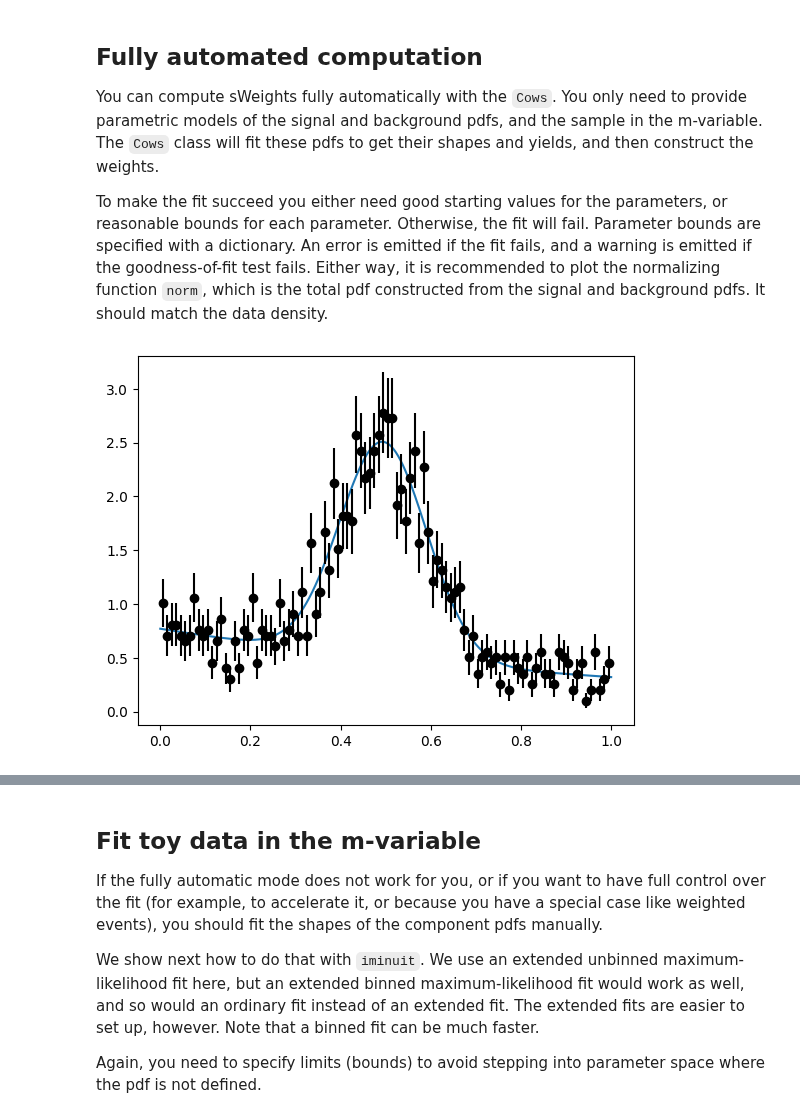
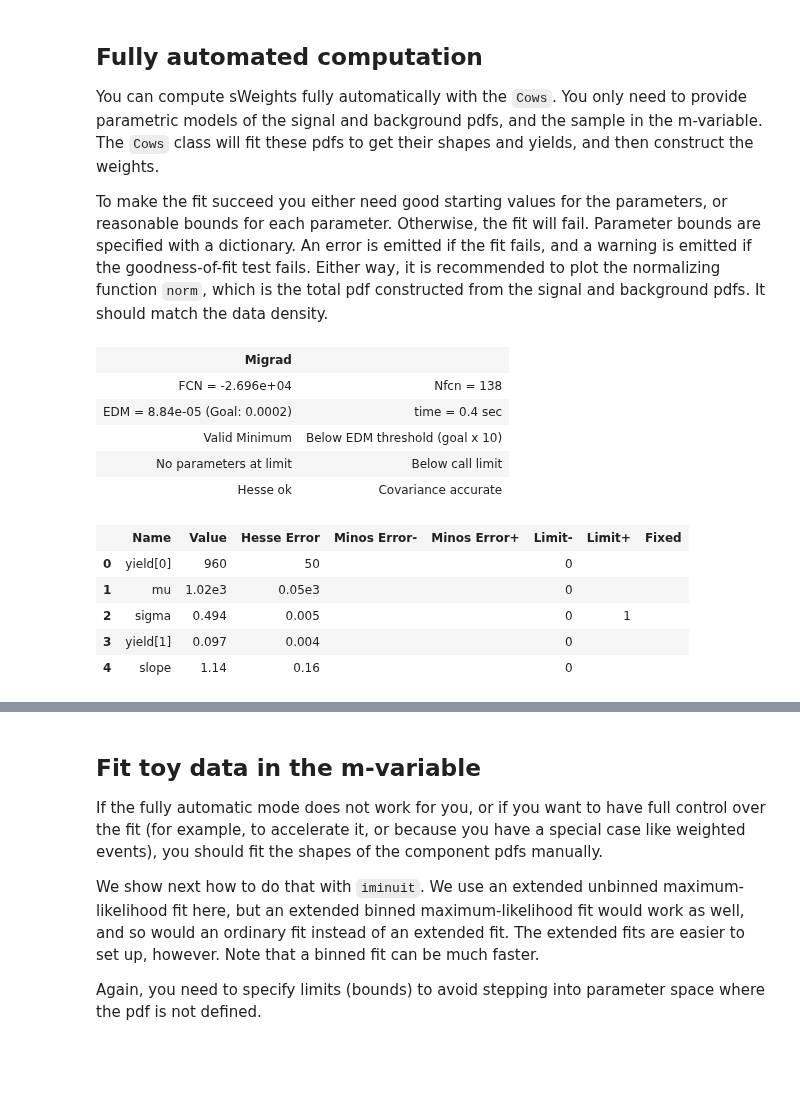
Before and after one commit to sweights/sweights, a Jupyter notebook: doc/notebooks/experimental_basic.ipynb, the cells around one changed output, grey strips where cells are left out. Saved outputs shown, nothing was run; the diff lists cells and outputs as text; code cells hidden in the pictures; blank space fills up the shorter version.

```diff
--- a/doc/notebooks/experimental_basic.ipynb
+++ b/doc/notebooks/experimental_basic.ipynb
@@ -138,34 +141,50 @@ You can compute sWeights fully automatically with the `Cows`. You only need to p
 
 To make the fit succeed you either need good starting values for the parameters, or reasonable bounds for each parameter. Otherwise, the fit will fail. Parameter bounds are specified with a dictionary. An error is emitted if the fit fails, and a warning is emitted if the goodness-of-fit test fails. Either way, it is recommended to plot the normalizing function `norm`, which is the total pdf constructed from the signal and background pdfs. It should match the data density.
 # %%
-def norm_par(x, mu, sigma):
+# We use annotated floats to tell iminuit which is used internally by the Cows class
+# that the models have parameters with limits. This is convenient. If all parameters
+# have bounds, you may not need to provide starting values. The Cows class will guess
+# starting values based on the bounds. The slice notation is not standard, but terse
+# and understood by iminuit.
+
+def norm_par(x, mu: Annotated[float, 0:1], sigma: Annotated[float, 0:np.inf]):
     d = norm(mu, sigma)
     return d.pdf(x) / np.diff(d.cdf(mrange))
 
 
-def expon_par(x, slope):
+def expon_par(x, slope: Annotated[float, 0:np.inf]):
     d = expon(0, slope)
     return d.pdf(x) / np.diff(d.cdf(mrange))
 
 
 cows0 = Cows(
     toy[0],
     norm_par,
     expon_par,
-    bounds={
-        norm_par: {"mu": (0, 1), "sigma": (0, np.inf)},
-        expon_par: {"slope": (0, np.inf)},
-    },
-    # you can optionally also pass starting values
+    ## visual check that normalizing function (Cows.norm) matches total density
+    validation=FitValidation.DISPLAY
+    ## You can also specify bounds like this:
+    # bounds={
+    #     norm_par: {"mu": (0, 1), "sigma": (0, np.inf)},
+    #     expon_par: {"slope": (0, np.inf)},
+    # },
+    ## And you pass starting values like this:
     # starts={
     #   norm_par: {"mu": 0.4, "sigma": 0.2},
     #   expon_par: {"slope": 0.2}
-    # }
+    # },
+    # yields=(1000, 1000)
 )
-
-# visual check that normalizing function (Cows.norm) matches total density
-mp = np.linspace(*mrange, 1000)
-plt.plot(mp, cows0.norm(mp))
-plot_binned(toy[0], density=True, color="k");
 # %% [output]
-[figure, removed]
+| Migrad |  |
+| FCN = -2.696e+04 | Nfcn = 138 |
+| EDM = 8.84e-05 (Goal: 0.0002) | time = 0.4 sec |
+| Valid Minimum | Below EDM threshold (goal x 10) |
+| No parameters at limit | Below call limit |
+| Hesse ok | Covariance accurate |
+|  | Name | Value | Hesse Error | Minos Error- | Minos Error+ | Limit- | Limit+ | Fixed |
+| 0 | yield[0] | 960 | 50 |  |  | 0 |  |  |
+| 1 | mu | 1.02e3 | 0.05e3 |  |  | 0 |  |  |
+| 2 | sigma | 0.494 | 0.005 |  |  | 0 | 1 |  |
+| 3 | yield[1] | 0.097 | 0.004 |  |  | 0 |  |  |
+| 4 | slope | 1.14 | 0.16 |  |  | 0 |  |  |
```
Also changed, not shown: parts of 13 cells of this notebook, 5 other files.
